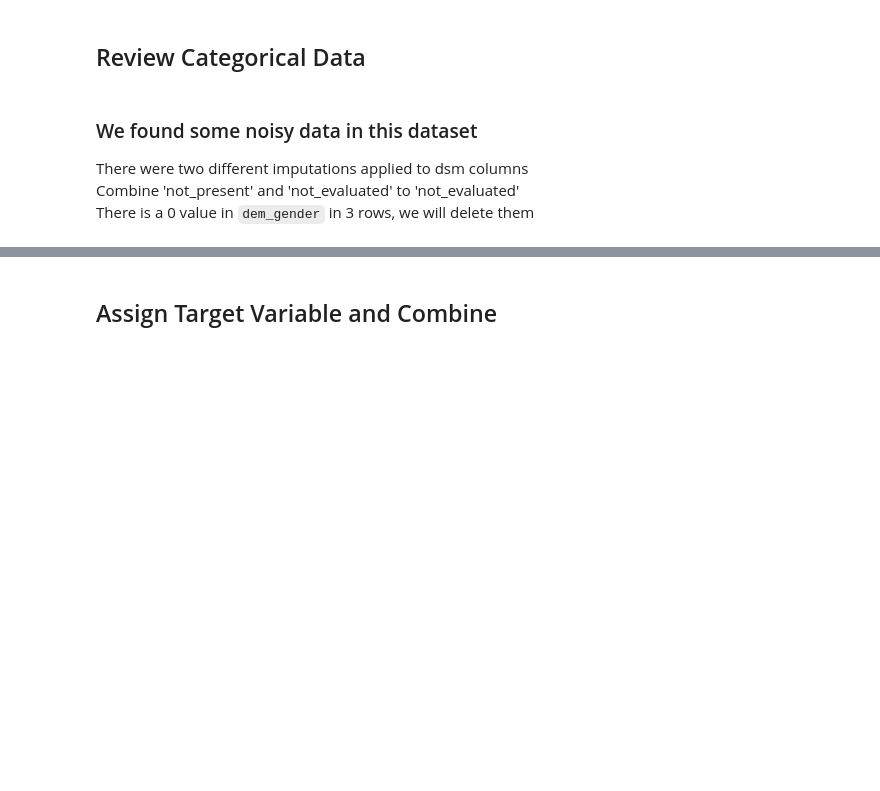
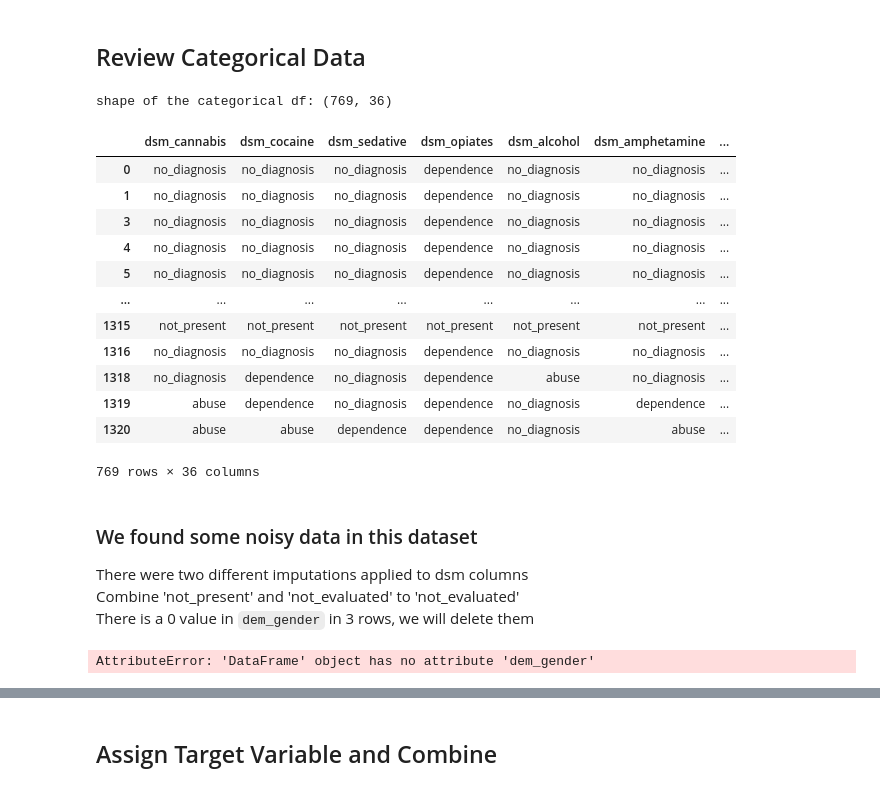
Before and after one commit to DanHerman212/precision_medicine, a Jupyter notebook: code/4_data_modeling.ipynb, the cells around one changed output, grey strips where cells are left out. Cells and saved outputs as stored; diff of their text form; code cells hidden in the pictures; blank space fills up the shorter version.

```diff
--- a/code/4_data_modeling.ipynb
+++ b/code/4_data_modeling.ipynb
@@ -96,23 +150,38 @@ display(num_df)
 ## Review Categorical Data
 # %%
 # demographic data
-dem = data[[col for col in data.columns if col.startswith('dem_')]]
+#dem = data[[col for col in data.columns if col.startswith('dem_')]]
 #dem = pd.get_dummies(dem, dtype=int)
 # create df for diagnosis
 dsm = data[[col for col in data.columns if col.startswith('dsm_')]]
 #dsm = pd.get_dummies(dsm, dtype=int)
 # create df for medical history
 mdh = data[[col for col in data.columns if col.startswith('mdh_')]]
 #mdh = pd.get_dummies(mdh, dtype=int)
 
 # create df for physical exam
 pex = data[[col for col in data.columns if col.startswith('pex_')]]
 #pex = pd.get_dummies(pex, dtype=int)
 
 # concat cat features into cat_df
-cat_df = pd.concat([dem, dsm, mdh,pex], axis=1)
+cat_df = pd.concat([dsm, mdh, pex], axis=1)
 print('shape of the categorical df:',cat_df.shape)
 display(cat_df)
+# %% [output]
+shape of the categorical df: (769, 36)
+|  | dsm_cannabis | dsm_cocaine | dsm_sedative | dsm_opiates | dsm_alcohol | dsm_amphetamine | ... |
+| 0 | no_diagnosis | no_diagnosis | no_diagnosis | dependence | no_diagnosis | no_diagnosis | ... |
+| 1 | no_diagnosis | no_diagnosis | no_diagnosis | dependence | no_diagnosis | no_diagnosis | ... |
+| 3 | no_diagnosis | no_diagnosis | no_diagnosis | dependence | no_diagnosis | no_diagnosis | ... |
+| 4 | no_diagnosis | no_diagnosis | no_diagnosis | dependence | no_diagnosis | no_diagnosis | ... |
+| 5 | no_diagnosis | no_diagnosis | no_diagnosis | dependence | no_diagnosis | no_diagnosis | ... |
+| ... | ... | ... | ... | ... | ... | ... | ... |
+| 1315 | not_present | not_present | not_present | not_present | not_present | not_present | ... |
+| 1316 | no_diagnosis | no_diagnosis | no_diagnosis | dependence | no_diagnosis | no_diagnosis | ... |
+| 1318 | no_diagnosis | dependence | no_diagnosis | dependence | abuse | no_diagnosis | ... |
+| 1319 | abuse | dependence | no_diagnosis | dependence | no_diagnosis | dependence | ... |
+| 1320 | abuse | abuse | dependence | dependence | no_diagnosis | abuse | ... |
+769 rows × 36 columns
 # %% [markdown]
 ### We found some noisy data in this dataset
 There were two different imputations applied to dsm columns<br>
@@ -120,13 +189,15 @@ Combine 'not_present' and 'not_evaluated' to 'not_evaluated'<br>
 There is a 0 value in `dem_gender` in 3 rows, we will delete them<br>
 # %%
 # replace values labeled 'not_present', with 'not_evaluated'
-cat_df = cat_df.replace('not_present', 'not_evaluated')
+#cat_df = cat_df.replace('not_present', 'not_evaluated')
 
 # remove rows with 0 values
-cat_df.loc[cat_df.dem_gender!='0']
+#cat_df.loc[cat_df.dem_gender!='0']
 
-print(cat_df.shape)
-display(cat_df)
+#print(cat_df.shape)
+#display(cat_df)
+# %% [output]
+AttributeError: 'DataFrame' object has no attribute 'dem_gender'
 # %%
 # one hot encode cat_df
 cat_df = pd.get_dummies(cat_df, drop_first=True, dtype=float)
```
Also changed, not shown: parts of 24 cells of this notebook.
